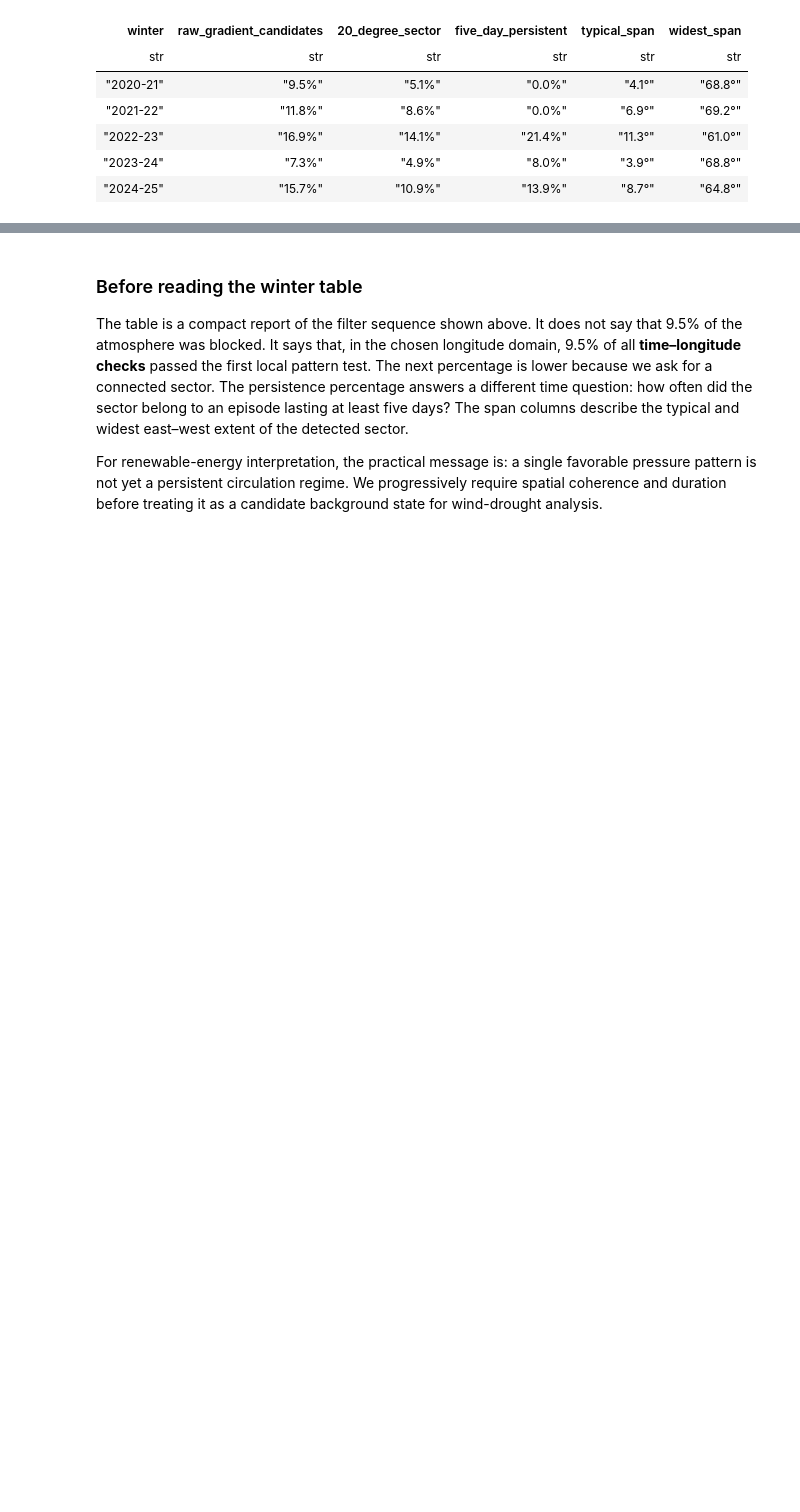
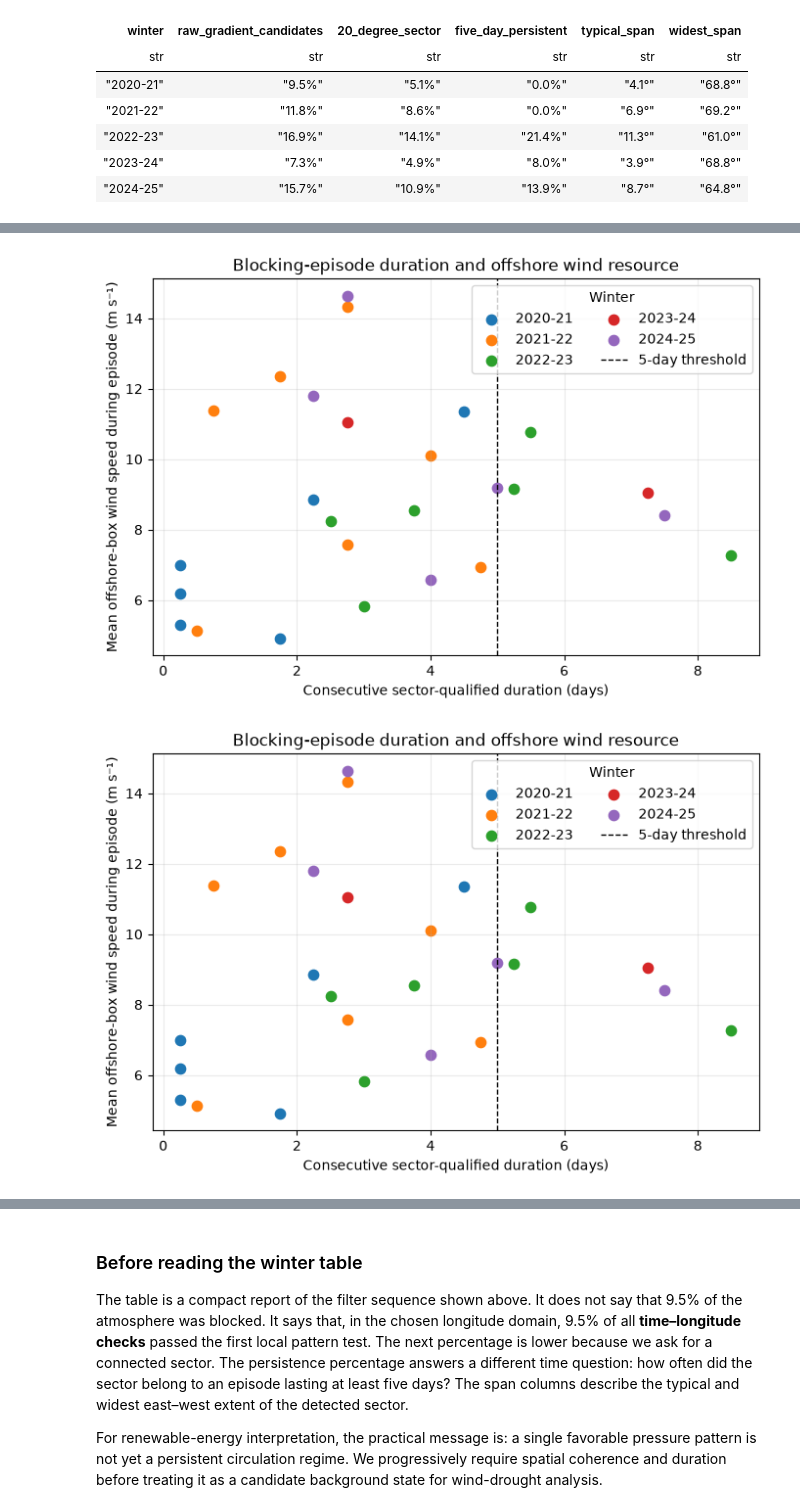
Before and after one commit to TunaHim/EuroGrid-Climate-Dynamics, a Jupyter notebook: notebooks/03_era5_blocking_benchmark.ipynb, the cells around one changed output, grey strips where cells are left out. Cells and saved outputs as stored; diff of their text form; code cells hidden in the pictures; blank space fills up the shorter version.

```diff
--- a/notebooks/03_era5_blocking_benchmark.ipynb
+++ b/notebooks/03_era5_blocking_benchmark.ipynb
@@ -228,0 +430,18 @@ shape: (5, 6)
+# %%
+# Visualize the descriptive relationship between blocking-episode duration and offshore wind speed.
+event_numeric = pl.DataFrame(event_rows)
+fig, ax = plt.subplots(figsize=(8, 5))
+for winter in wind_source_paths:
+    subset = event_numeric.filter(pl.col("winter") == winter)
+    if subset.height:
+        ax.scatter(subset["duration_days"], subset["mean_wind_m_s"], label=winter, s=55)
+ax.axvline(5, color="black", linestyle="--", linewidth=1, label="5-day threshold")
+ax.set_xlabel("Consecutive sector-qualified duration (days)")
+ax.set_ylabel("Mean offshore-box wind speed during episode (m s⁻¹)")
+ax.set_title("Blocking-episode duration and offshore wind resource")
+ax.grid(alpha=0.25)
+ax.legend(title="Winter", ncol=2)
+display(fig)
+# %% [output]
+[figure, added]
+[figure, added]
```
Also changed, not shown: parts of 15 cells of this notebook, 1 other file.
